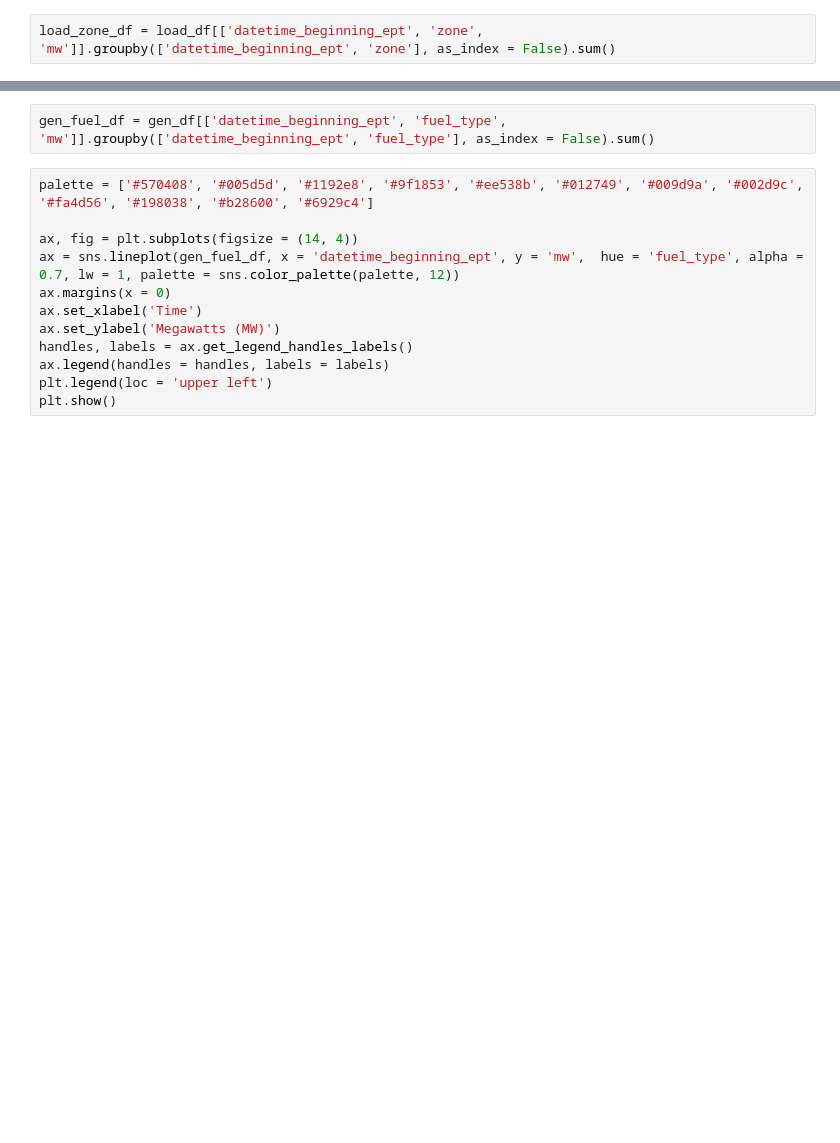
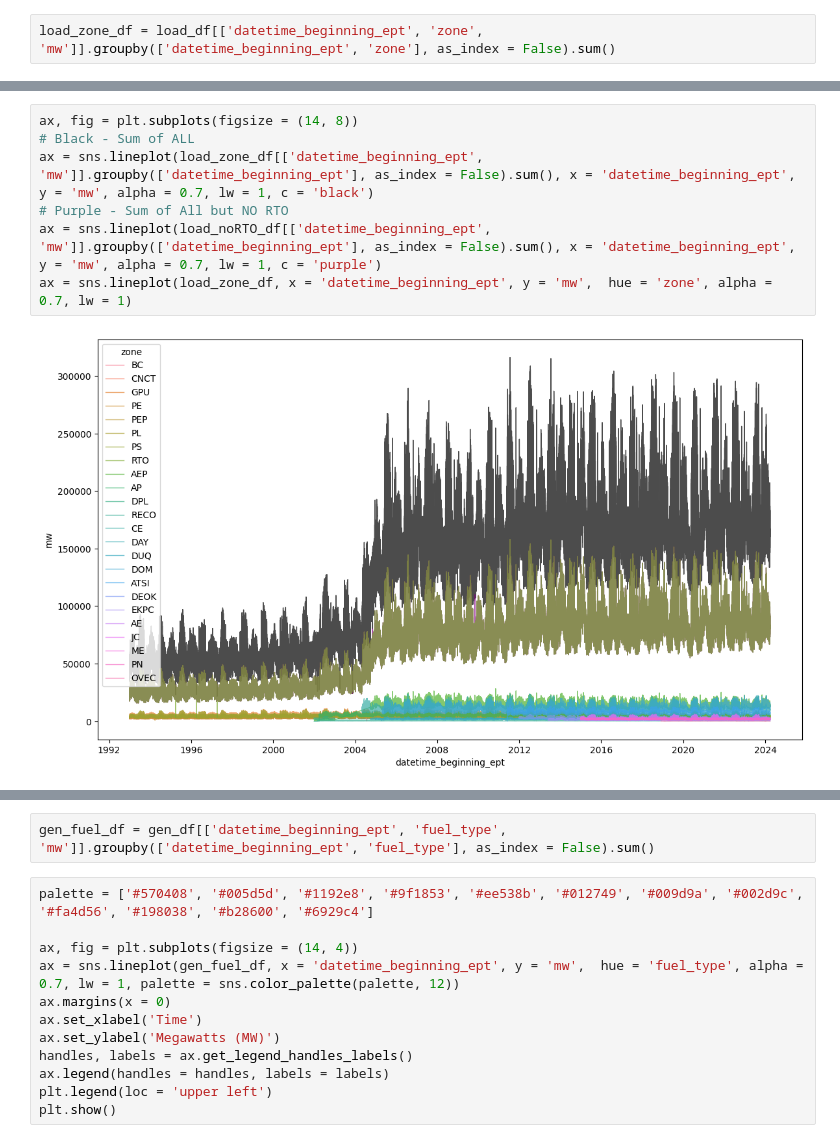
Before and after one commit to chill0121/Energy_Grid_Forecasting, a Jupyter notebook: Energy_Forecasting.ipynb, the cells around one changed output, grey strips where cells are left out. Drawn from its saved outputs; the diff is of its cells as text; blank space fills up the shorter version.

```diff
--- a/Energy_Forecasting.ipynb
+++ b/Energy_Forecasting.ipynb
@@ -130,0 +237,9 @@ load_zone_df = load_df[['datetime_beginning_ept', 'zone', 'mw']].groupby(['datet
+# %%
+ax, fig = plt.subplots(figsize = (14, 8))
+# Black - Sum of ALL
+ax = sns.lineplot(load_zone_df[['datetime_beginning_ept', 'mw']].groupby(['datetime_beginning_ept'], as_index = False).sum(), x = 'datetime_beginning_ept', y = 'mw', alpha = 0.7, lw = 1, c = 'black')
+# Purple - Sum of All but NO RTO
+ax = sns.lineplot(load_noRTO_df[['datetime_beginning_ept', 'mw']].groupby(['datetime_beginning_ept'], as_index = False).sum(), x = 'datetime_beginning_ept', y = 'mw', alpha = 0.7, lw = 1, c = 'purple')
+ax = sns.lineplot(load_zone_df, x = 'datetime_beginning_ept', y = 'mw',  hue = 'zone', alpha = 0.7, lw = 1)
+# %% [output]
+[figure, added]
```
Also changed, not shown: parts of 18 cells of this notebook, 6 other files.
